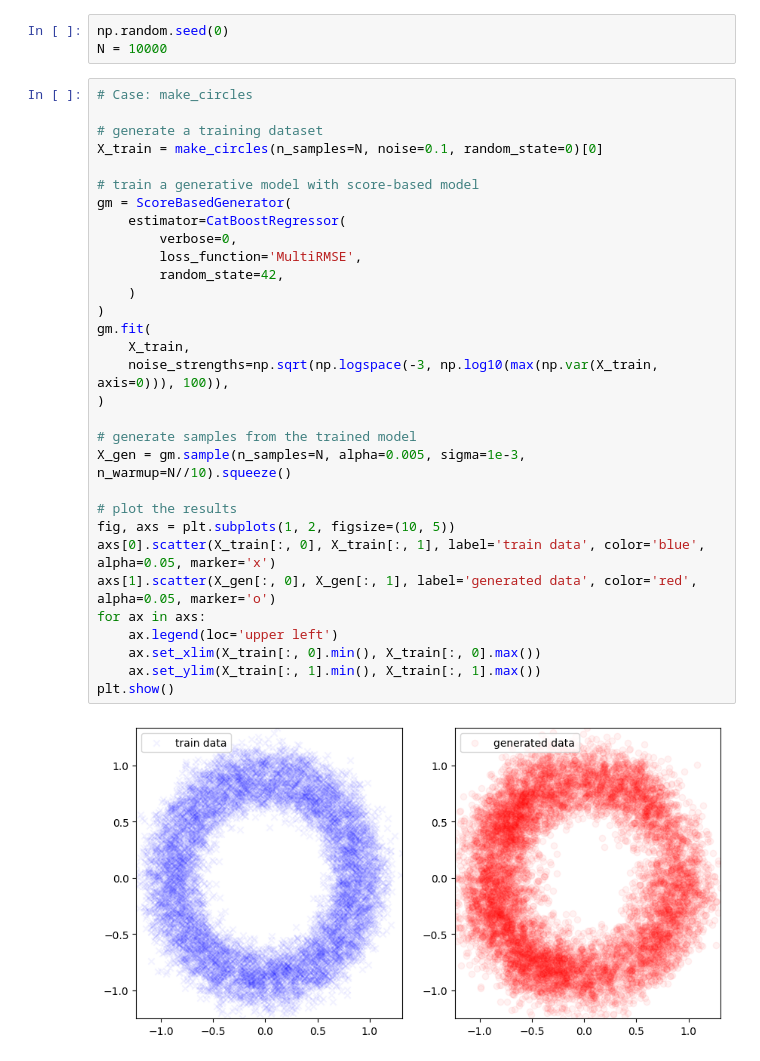
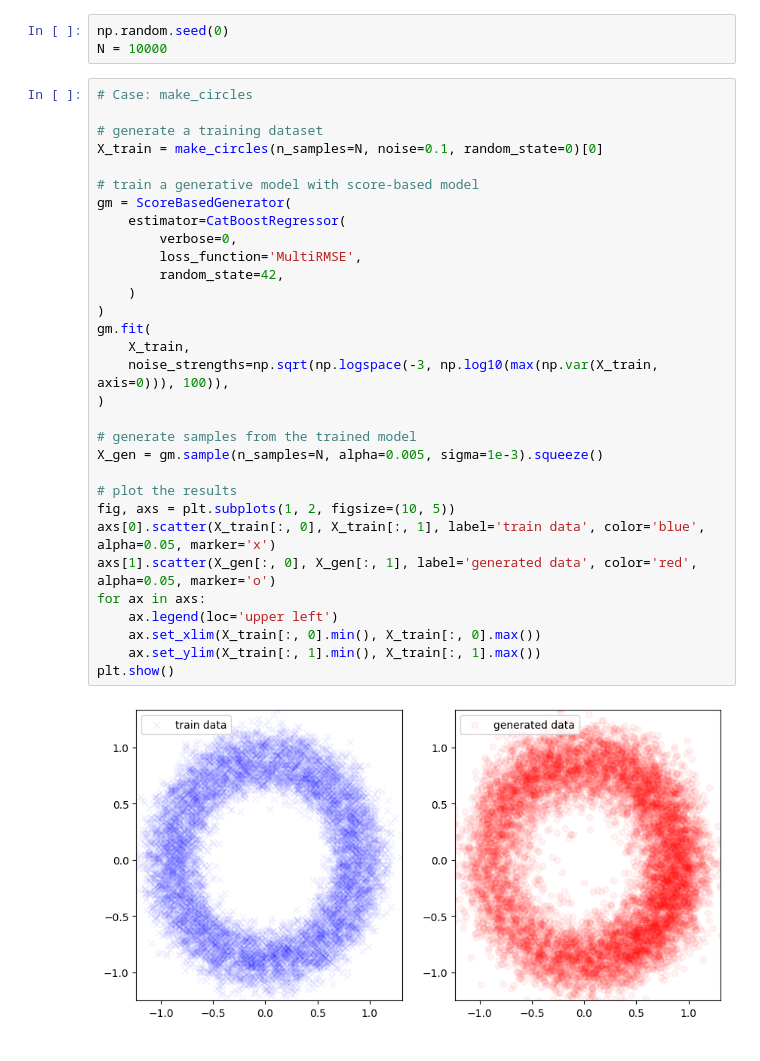
Before and after one commit to hmasdev/ssbgm, a Jupyter notebook: samples/sklearn-datasets-sample-generator.ipynb, the cells around one changed output. Cells and saved outputs as stored; diff of their text form.

Commit message:
update sample notebooks

```diff
--- a/samples/sklearn-datasets-sample-generator.ipynb
+++ b/samples/sklearn-datasets-sample-generator.ipynb
@@ -17,35 +17,35 @@ N = 10000
 # Case: make_circles
 
 # generate a training dataset
 X_train = make_circles(n_samples=N, noise=0.1, random_state=0)[0]
 
 # train a generative model with score-based model
 gm = ScoreBasedGenerator(
     estimator=CatBoostRegressor(
         verbose=0,
         loss_function='MultiRMSE',
         random_state=42,
     )
 )
 gm.fit(
     X_train,
     noise_strengths=np.sqrt(np.logspace(-3, np.log10(max(np.var(X_train, axis=0))), 100)),
 )
 
 # generate samples from the trained model
-X_gen = gm.sample(n_samples=N, alpha=0.005, sigma=1e-3, n_warmup=N//10).squeeze()
+X_gen = gm.sample(n_samples=N, alpha=0.005, sigma=1e-3).squeeze()
 
 # plot the results
 fig, axs = plt.subplots(1, 2, figsize=(10, 5))
 axs[0].scatter(X_train[:, 0], X_train[:, 1], label='train data', color='blue', alpha=0.05, marker='x')
 axs[1].scatter(X_gen[:, 0], X_gen[:, 1], label='generated data', color='red', alpha=0.05, marker='o')
 for ax in axs:
     ax.legend(loc='upper left')
     ax.set_xlim(X_train[:, 0].min(), X_train[:, 0].max())
     ax.set_ylim(X_train[:, 1].min(), X_train[:, 1].max())
 plt.show()
 # %% [output]
-[figure, old version]
+[figure, new version]
 # %%
 # Case: make_moons
 
```
Also changed, not shown: parts of 1 cell of this notebook, 2 other files.
